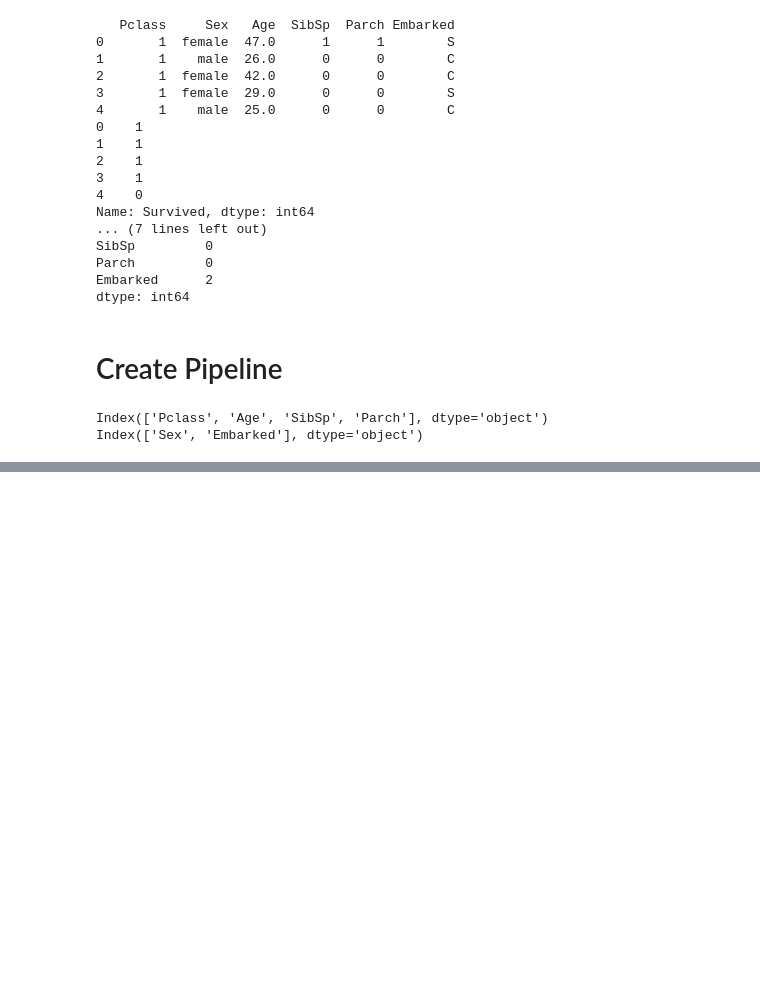
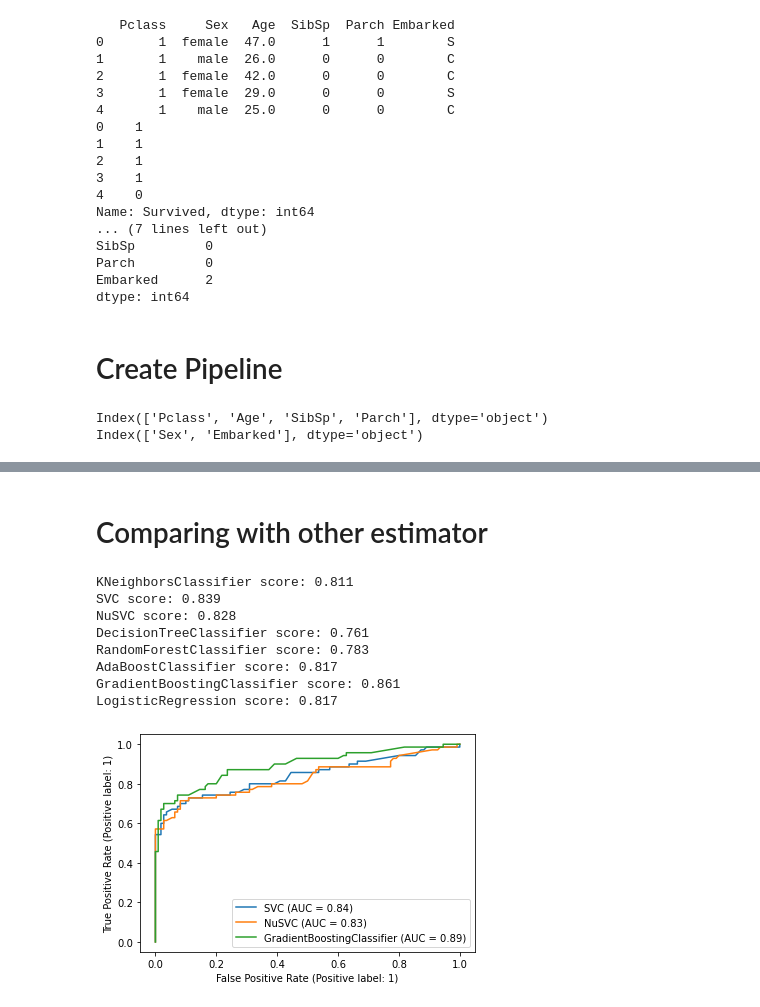
Before and after one commit to Jake-LJH/HeicodersAcademyAI200, a Jupyter notebook: titanic.ipynb, the cells around one changed output, grey strips where cells are left out. Drawn from its saved outputs; the diff is of its cells as text; code cells hidden in the pictures; blank space fills up the shorter version.

```diff
--- a/titanic.ipynb
+++ b/titanic.ipynb
@@ -287,0 +293,48 @@ roc_disp = plot_roc_curve(gs_models.best_estimator_, x_test, y_test)
+# %% [markdown]
+# Comparing with other estimator
+# %%
+from sklearn.neighbors import KNeighborsClassifier
+from sklearn.svm import SVC, LinearSVC, NuSVC
+from sklearn.tree import DecisionTreeClassifier
+from sklearn.ensemble import RandomForestClassifier, AdaBoostClassifier, GradientBoostingClassifier
+from sklearn.linear_model import LogisticRegression
+
+# Create a list of classifiers to do a quick test
+classifiers = [
+               KNeighborsClassifier(),
+               SVC(),
+               NuSVC(),
+               DecisionTreeClassifier(),
+               RandomForestClassifier(),
+               AdaBoostClassifier(),
+               GradientBoostingClassifier(),
+               LogisticRegression()
+]
+# %%
+from sklearn.metrics import plot_roc_curve
+import matplotlib.pyplot as plt
+
+fig, ax = plt.subplots()
+
+for clf in classifiers:
+  pipeline = Pipeline(
+      steps = [
+               ('preprocessor', preprocessor),
+               ('classifier', clf)
+      ]
+  )
+  pipeline.fit(X_train, Y_train)
+  score = pipeline.score(x_test, y_test)
+  print('%s score: %.3f' % (clf.__class__.__name__, pipeline.score(x_test, y_test)))
+  if score > 0.82:
+    roc_disp = plot_roc_curve(pipeline, x_test, y_test, ax=ax, name='{}'.format(clf.__class__.__name__))
+# %% [output]
+KNeighborsClassifier score: 0.811
+SVC score: 0.839
+NuSVC score: 0.828
+DecisionTreeClassifier score: 0.761
+RandomForestClassifier score: 0.783
+AdaBoostClassifier score: 0.817
+GradientBoostingClassifier score: 0.861
+LogisticRegression score: 0.817
+[figure, added]
```
Also changed, not shown: parts of 14 cells of this notebook, 1 other file.
